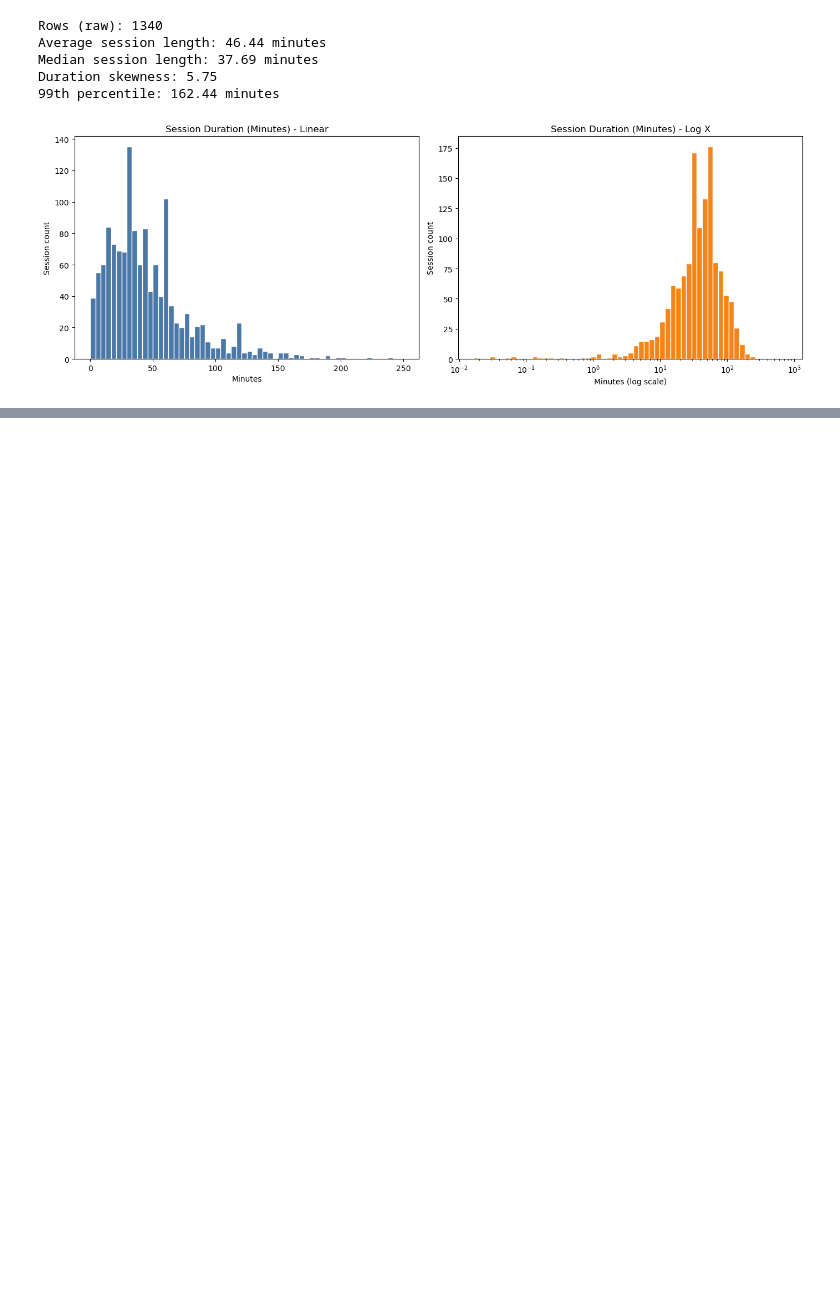
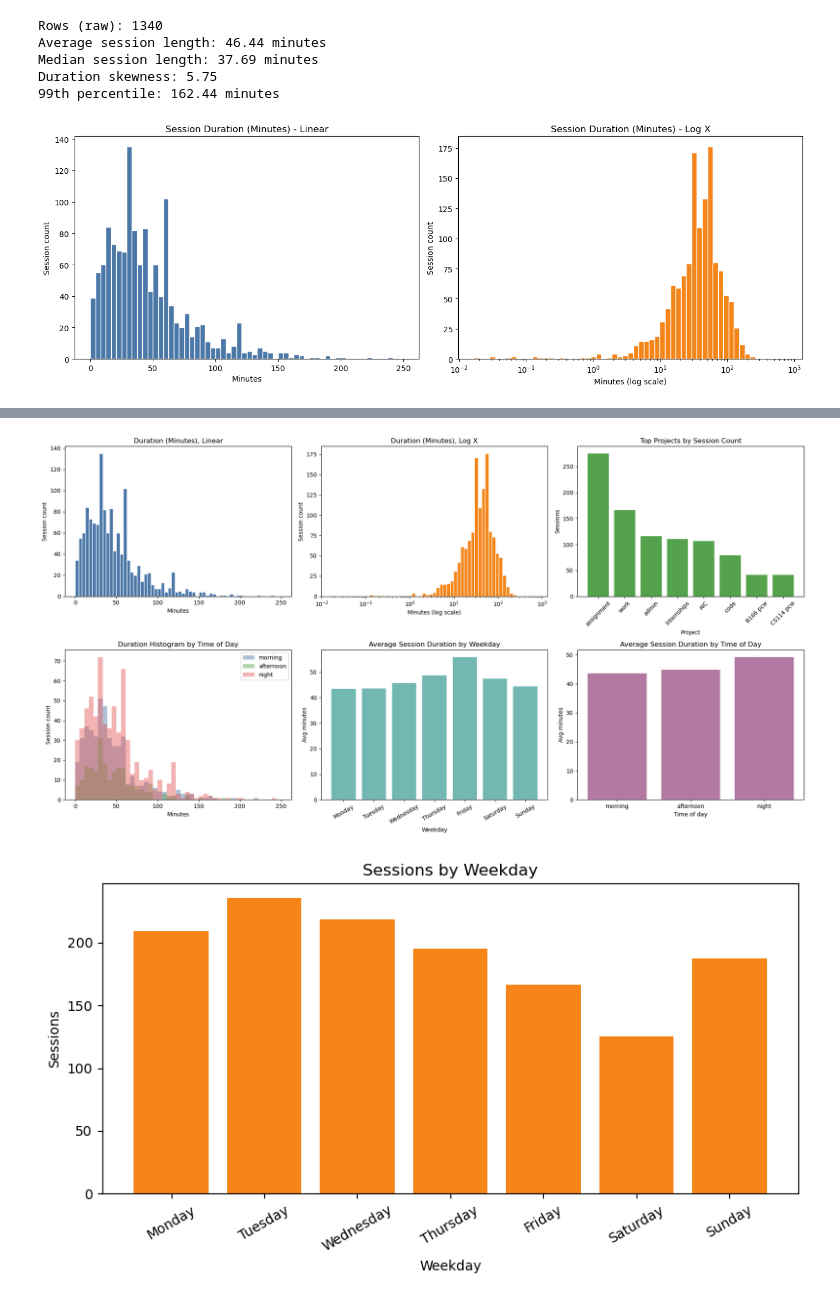
Before and after one commit to ashleeec/CS156-Machine-Learning, a Jupyter notebook: assignment1/assignment1.ipynb, the cells around one changed output, grey strips where cells are left out. Drawn from its saved outputs; the diff is of its cells as text; code cells hidden in the pictures; blank space fills up the shorter version.

Commit message:
exploratory data analysis

```diff
--- a/assignment1/assignment1.ipynb
+++ b/assignment1/assignment1.ipynb
@@ -105,0 +243,71 @@ A skewed distribution is difficult to model so I also plotted the data on a log
+# %%
+''' EXPLORATORY DATA ANALYSIS VISUALIZATIONS '''
+
+weekday_order = ['Monday', 'Tuesday', 'Wednesday', 'Thursday', 'Friday', 'Saturday', 'Sunday']
+time_of_day_order = ['morning', 'afternoon', 'night']
+
+fig, axes = plt.subplots(2, 3, figsize=(19, 10))
+
+# 1) Duration distribution (linear, capped)
+axes[0, 0].hist(model_df['duration_minutes'], bins=60, range=(0, 250), color='#4C78A8', edgecolor='white')
+axes[0, 0].set_title('Duration (Minutes), Linear')
+axes[0, 0].set_xlabel('Minutes')
+axes[0, 0].set_ylabel('Session count')
+
+# 2) Duration distribution (log-x)
+positive_minutes = model_df.loc[model_df['duration_minutes'] > 0, 'duration_minutes']
+log_bins = np.logspace(np.log10(positive_minutes.min()), np.log10(positive_minutes.max()), 60)
+axes[0, 1].hist(positive_minutes, bins=log_bins, color='#F58518', edgecolor='white')
+axes[0, 1].set_xscale('log')
+axes[0, 1].set_title('Duration (Minutes), Log X')
+axes[0, 1].set_xlabel('Minutes (log scale)')
+axes[0, 1].set_ylabel('Session count')
+
+# 3) Top projects by session count
+project_counts = model_df['Project'].value_counts().head(8)
+axes[0, 2].bar(project_counts.index, project_counts.values, color='#54A24B')
+axes[0, 2].set_title('Top Projects by Session Count')
+axes[0, 2].set_xlabel('Project')
+axes[0, 2].set_ylabel('Sessions')
+axes[0, 2].tick_params(axis='x', rotation=45)
+
+# 4) Histogram split by time of day
+for label, color in [('morning', '#4C78A8'), ('afternoon', '#54A24B'), ('night', '#E45756')]:
+    subset = model_df.loc[model_df['time_of_day'] == label, 'duration_minutes']
+    axes[1, 0].hist(subset, bins=45, range=(0, 250), alpha=0.45, label=label, color=color)
+axes[1, 0].set_title('Duration Histogram by Time of Day')
+axes[1, 0].set_xlabel('Minutes')
+axes[1, 0].set_ylabel('Session count')
+axes[1, 0].legend()
+
+# 5) Average session duration by weekday
+avg_by_weekday = model_df.groupby('weekday')['duration_minutes'].mean().reindex(weekday_order)
+axes[1, 1].bar(avg_by_weekday.index, avg_by_weekday.values, color='#72B7B2')
+axes[1, 1].set_title('Average Session Duration by Weekday')
+axes[1, 1].set_xlabel('Weekday')
+axes[1, 1].set_ylabel('Avg minutes')
+axes[1, 1].tick_params(axis='x', rotation=30)
+
+# 6) Average session duration by time of day
+avg_by_time_of_day = model_df.groupby('time_of_day')['duration_minutes'].mean().reindex(time_of_day_order)
+axes[1, 2].bar(avg_by_time_of_day.index, avg_by_time_of_day.values, color='#B279A2')
+axes[1, 2].set_title('Average Session Duration by Time of Day')
+axes[1, 2].set_xlabel('Time of day')
+axes[1, 2].set_ylabel('Avg minutes')
+
+plt.tight_layout()
+plt.show()
+
+# Restored: sessions by weekday (count view)
+weekday_counts = model_df['weekday'].value_counts().reindex(weekday_order)
+plt.figure(figsize=(8, 4.5))
+plt.bar(weekday_counts.index, weekday_counts.values, color='#F58518')
+plt.title('Sessions by Weekday')
+plt.xlabel('Weekday')
+plt.ylabel('Sessions')
+plt.xticks(rotation=30)
+plt.tight_layout()
+plt.show()
+# %% [output]
+[figure, added]
+[figure, added]
```
Also changed, not shown: parts of 6 cells of this notebook.
